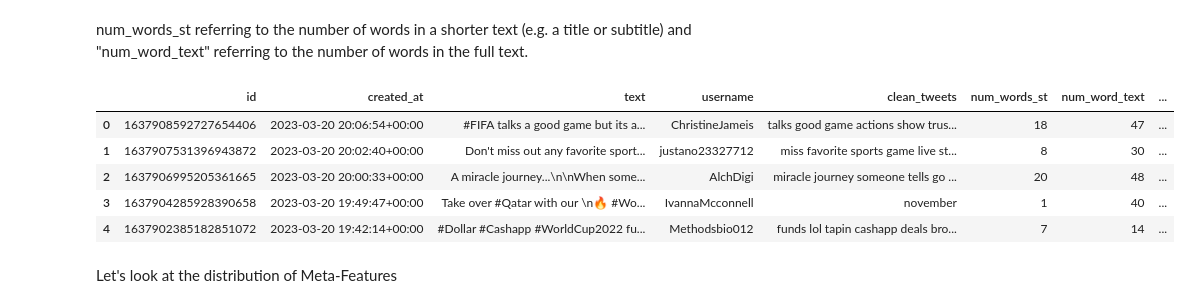
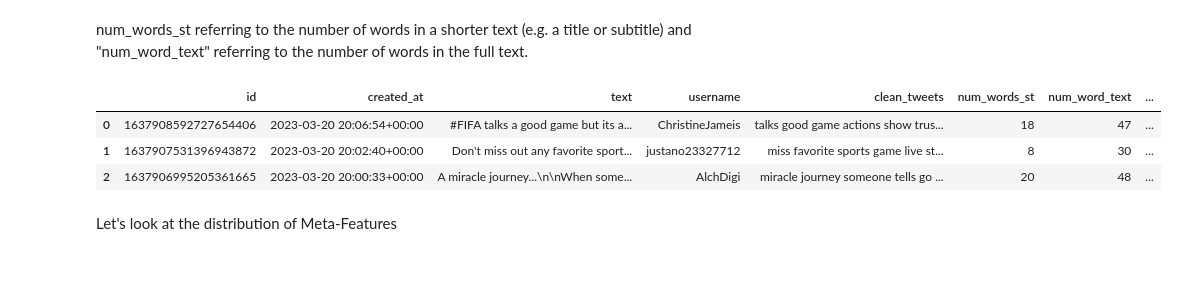
Before and after one commit to KSNW0710/sentimental_analysis, a Jupyter notebook: sentimental_analysis_project.ipynb, the cells around one changed output. Drawn from its saved outputs; the diff is of its cells as text; code cells hidden in the pictures; blank space fills up the shorter version.

```diff
--- a/sentimental_analysis_project.ipynb
+++ b/sentimental_analysis_project.ipynb
@@ -296,14 +282,12 @@ df['num_words_st'] = df['clean_tweets'].apply(lambda x:len(str(x).split())) #Num
 df['num_word_text'] = df['text'].apply(lambda x:len(str(x).split())) #Number Of words in main text
 df['difference_in_words'] = df['num_word_text'] - df['num_words_st'] #Difference in Number of words text and Selected Text
 # %%
-df.head()
+df.head(3)
 # %% [output]
 |  | id | created_at | text | username | clean_tweets | num_words_st | num_word_text | ... |
 | 0 | 1637908592727654406 | 2023-03-20 20:06:54+00:00 | #FIFA talks a good game but its a... | ChristineJameis | talks good game actions show trus... | 18 | 47 | ... |
 | 1 | 1637907531396943872 | 2023-03-20 20:02:40+00:00 | Don't miss out any favorite sport... | justano23327712 | miss favorite sports game live st... | 8 | 30 | ... |
 | 2 | 1637906995205361665 | 2023-03-20 20:00:33+00:00 | A miracle journey...\n\nWhen some... | AlchDigi | miracle journey someone tells go ... | 20 | 48 | ... |
-| 3 | 1637904285928390658 | 2023-03-20 19:49:47+00:00 | Take over #Qatar with our \n🔥 #Wo... | IvannaMcconnell | november | 1 | 40 | ... |
-| 4 | 1637902385182851072 | 2023-03-20 19:42:14+00:00 | #Dollar #Cashapp #WorldCup2022 fu... | Methodsbio012 | funds lol tapin cashapp deals bro... | 7 | 14 | ... |
 # %% [markdown]
 Let's look at the distribution of Meta-Features
 # %%
```
Also changed, not shown: parts of 46 cells of this notebook.
